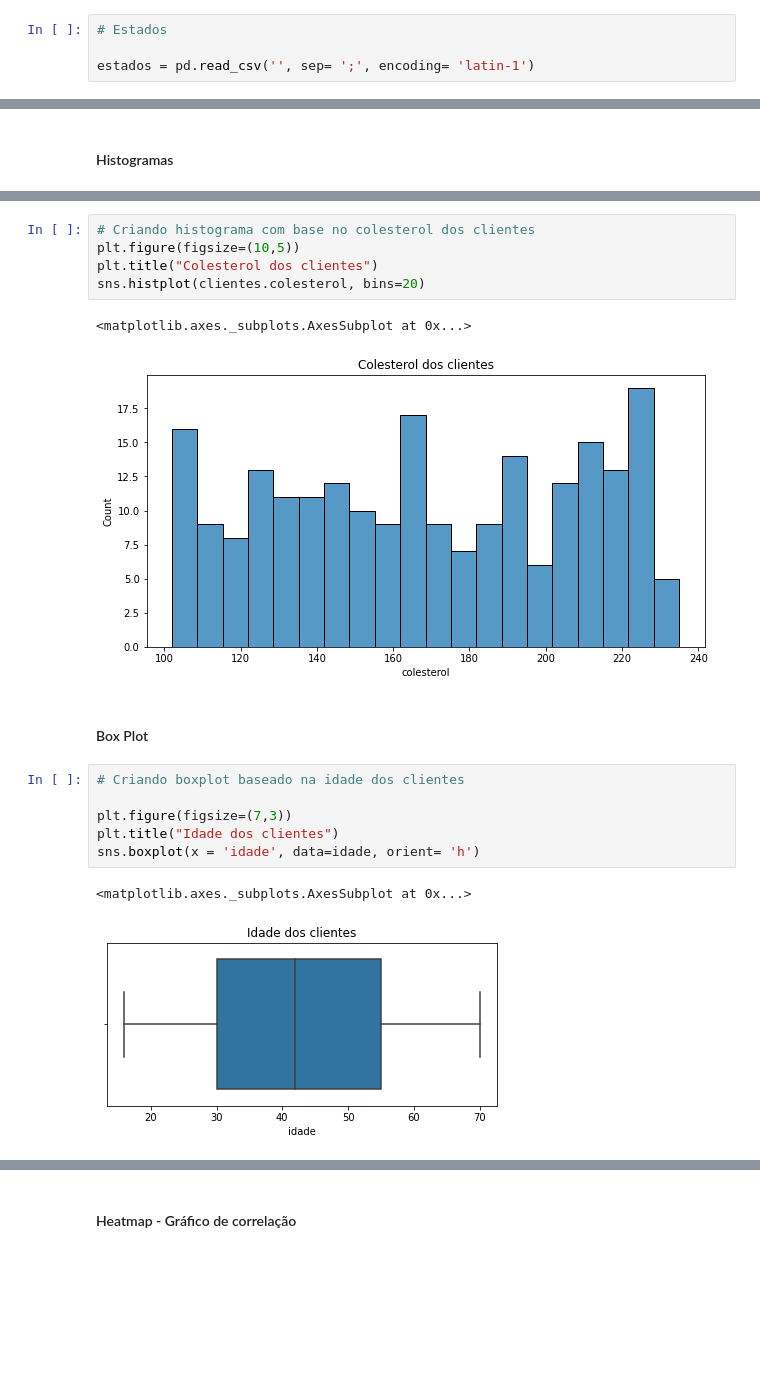
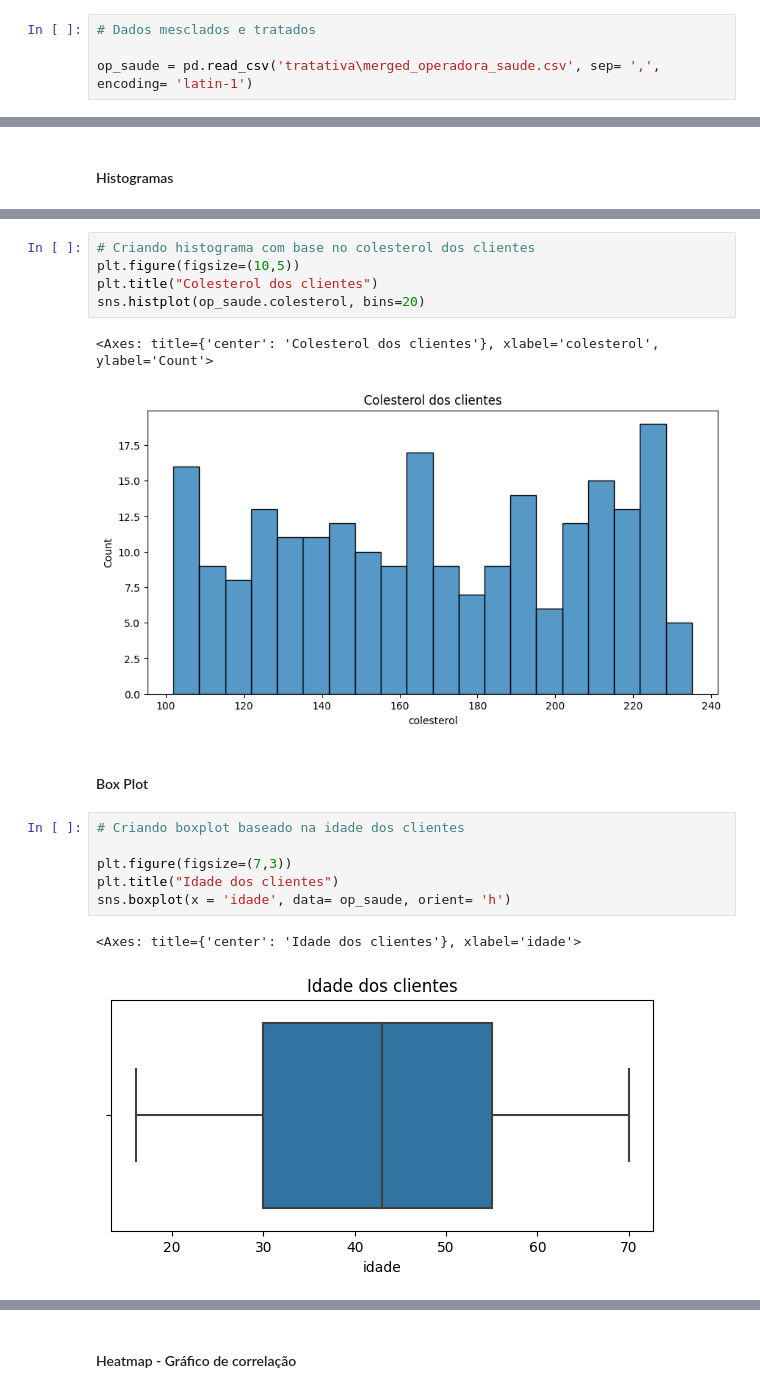
Before and after one commit to magalhaesaamanda/EDA_Operadora_Saude, a Jupyter notebook: Eda_Operadora_de_saude.ipynb, the cells around one changed output, grey strips where cells are left out. Cells and saved outputs as stored; diff of their text form; blank space fills up the shorter version.

```diff
--- a/Eda_Operadora_de_saude.ipynb
+++ b/Eda_Operadora_de_saude.ipynb
@@ -26,6 +26,6 @@ plotly:5.13.0
 # %% [markdown]
 # Coleta de dados
 # %%
-# Estados
+# Dados mesclados e tratados
 
-estados = pd.read_csv('', sep= ';', encoding= 'latin-1')
+op_saude = pd.read_csv('tratativa\merged_operadora_saude.csv', sep= ',', encoding= 'latin-1')
@@ -332,21 +47,21 @@ sns.histplot(clientes.peso, bins=15)
 # Criando histograma com base no colesterol dos clientes
 plt.figure(figsize=(10,5))
 plt.title("Colesterol dos clientes")
-sns.histplot(clientes.colesterol, bins=20)
+sns.histplot(op_saude.colesterol, bins=20)
 # %% [output]
-<matplotlib.axes._subplots.AxesSubplot at 0x...>
+<Axes: title={'center': 'Colesterol dos clientes'}, xlabel='colesterol', ylabel='Count'>
-[figure, old version]
+[figure, new version]
 # %% [markdown]
 #### Box Plot
 # %%
 # Criando boxplot baseado na idade dos clientes
 
 plt.figure(figsize=(7,3))
 plt.title("Idade dos clientes")
-sns.boxplot(x = 'idade', data=idade, orient= 'h')
+sns.boxplot(x = 'idade', data= op_saude, orient= 'h')
 # %% [output]
-<matplotlib.axes._subplots.AxesSubplot at 0x...>
+<Axes: title={'center': 'Idade dos clientes'}, xlabel='idade'>
-[figure, old version]
+[figure, new version]
 # %%
 # Criando boxplot baseado no colesterol dos clientes
 
```
Also changed, not shown: parts of 84 cells of this notebook.
